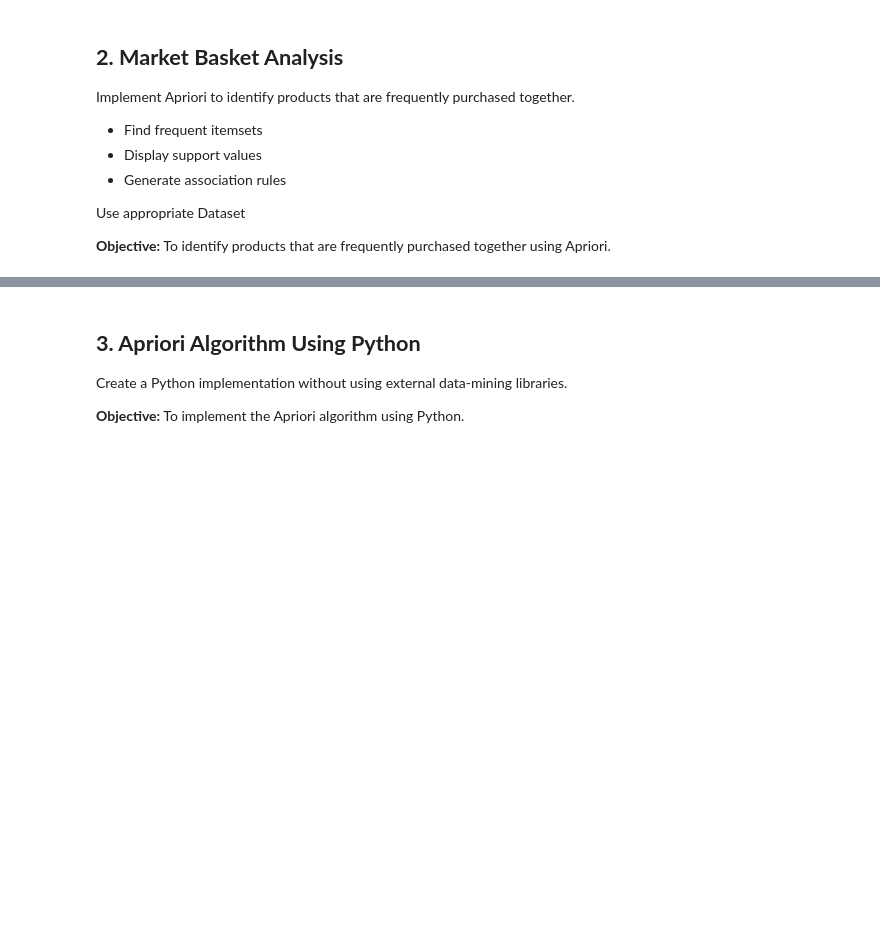
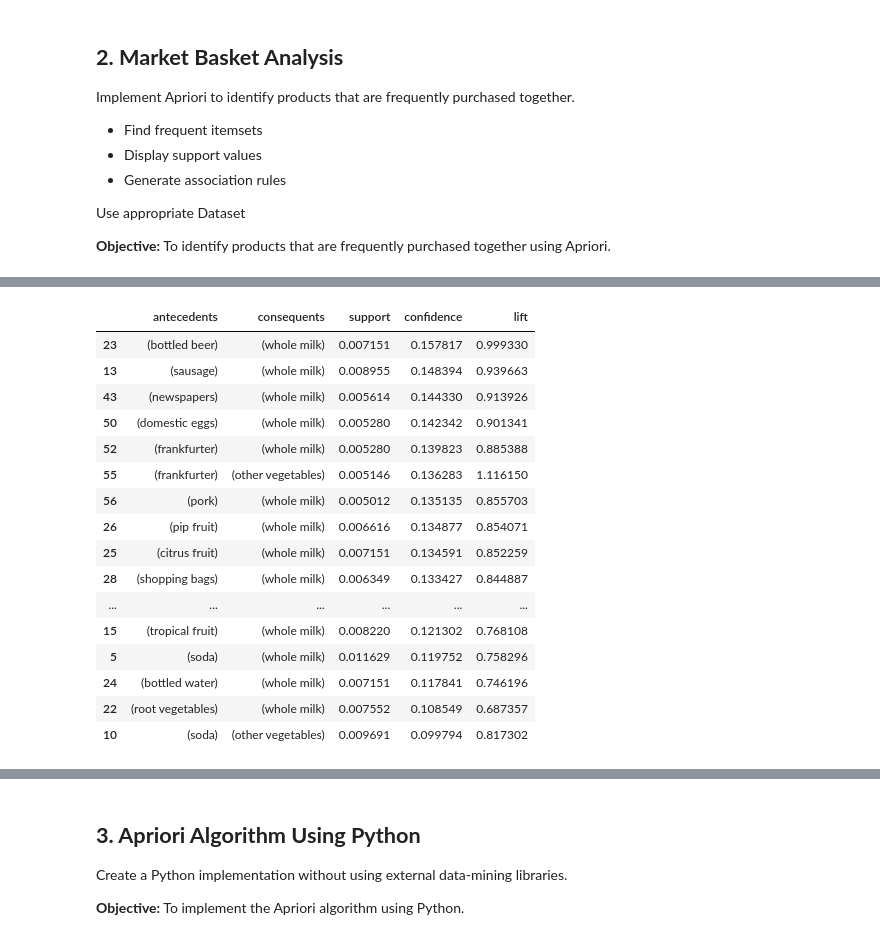
Before and after one commit to MonishDY/AI-Track, a Jupyter notebook: Module 3 - Machine Learning/Assignment 5/Monish_DY_Assignment_5_ML_Case_Study.ipynb, the cells around one changed output, grey strips where cells are left out. Cells and saved outputs as stored; diff of their text form; code cells hidden in the pictures; blank space fills up the shorter version.

```diff
--- a/Module 3 - Machine Learning/Assignment 5/Monish_DY_Assignment_5_ML_Case_Study.ipynb
+++ b/Module 3 - Machine Learning/Assignment 5/Monish_DY_Assignment_5_ML_Case_Study.ipynb
@@ -39,0 +247,3 @@ Use appropriate Dataset
+# %%
+df = pd.read_csv("https://raw.githubusercontent.com/MonishDY/AI-Track/refs/heads/main/Module%203%20-%20Machine%20Learning/Assignment%205/Groceries_dataset.csv")
+df.head()
@@ -39,0 +273,11 @@ Use appropriate Dataset
+# %%
+# Convert to Transaction Matrix
+te = TransactionEncoder()
+transaction_array = te.fit(transactions).transform(transactions)
+
+basket = pd.DataFrame(
+    transaction_array,
+    columns=te.columns_
+)
+
+basket.head()
@@ -39,0 +350,32 @@ Use appropriate Dataset
+# %%
+# Generate association rules
+rules = association_rules(
+    frequent_itemsets,
+    metric='confidence',
+    min_threshold=0.05
+)
+
+rules = rules.sort_values(
+    ['confidence', 'support'],
+    ascending=False
+)
+
+rules[['antecedents', 'consequents', 'support', 'confidence', 'lift']].head(20)
+# %% [output]
+|  | antecedents | consequents | support | confidence | lift |
+| 23 | (bottled beer) | (whole milk) | 0.007151 | 0.157817 | 0.999330 |
+| 13 | (sausage) | (whole milk) | 0.008955 | 0.148394 | 0.939663 |
+| 43 | (newspapers) | (whole milk) | 0.005614 | 0.144330 | 0.913926 |
+| 50 | (domestic eggs) | (whole milk) | 0.005280 | 0.142342 | 0.901341 |
+| 52 | (frankfurter) | (whole milk) | 0.005280 | 0.139823 | 0.885388 |
+| 55 | (frankfurter) | (other vegetables) | 0.005146 | 0.136283 | 1.116150 |
+| 56 | (pork) | (whole milk) | 0.005012 | 0.135135 | 0.855703 |
+| 26 | (pip fruit) | (whole milk) | 0.006616 | 0.134877 | 0.854071 |
+| 25 | (citrus fruit) | (whole milk) | 0.007151 | 0.134591 | 0.852259 |
+| 28 | (shopping bags) | (whole milk) | 0.006349 | 0.133427 | 0.844887 |
+| ... | ... | ... | ... | ... | ... |
+| 15 | (tropical fruit) | (whole milk) | 0.008220 | 0.121302 | 0.768108 |
+| 5 | (soda) | (whole milk) | 0.011629 | 0.119752 | 0.758296 |
+| 24 | (bottled water) | (whole milk) | 0.007151 | 0.117841 | 0.746196 |
+| 22 | (root vegetables) | (whole milk) | 0.007552 | 0.108549 | 0.687357 |
+| 10 | (soda) | (other vegetables) | 0.009691 | 0.099794 | 0.817302 |
```
Also changed, not shown: parts of 18 cells of this notebook.
